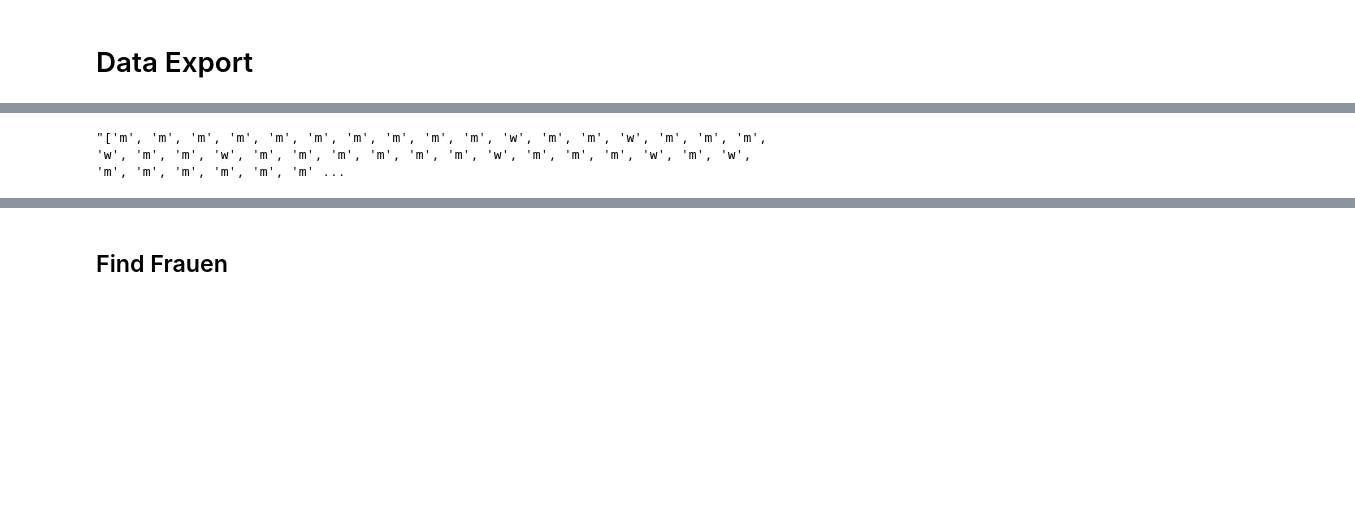
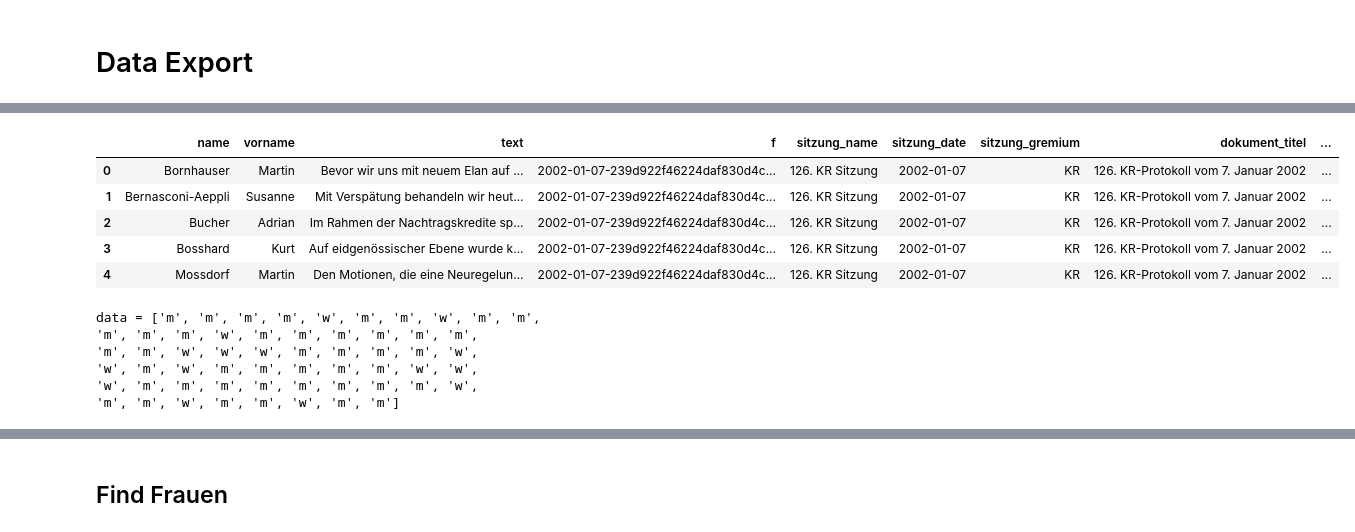
Before and after one commit to simonhuwiler/nzz_zh_kantonsrat, a Jupyter notebook: src/99_export.ipynb, the cells around one changed output, grey strips where cells are left out. Drawn from its saved outputs; the diff is of its cells as text; code cells hidden in the pictures; blank space fills up the shorter version.

```diff
--- a/src/99_export.ipynb
+++ b/src/99_export.ipynb
@@ -17,0 +38,9 @@ df_votum_raw['sitzung_date'] = pd.to_datetime(df_votum_raw['sitzung_date'])
+# %%
+df_votum_raw.head()
+# %% [output]
+|  | name | vorname | text | f | sitzung_name | sitzung_date | sitzung_gremium | dokument_titel | ... |
+| 0 | Bornhauser | Martin | Bevor wir uns mit neuem Elan auf ... | 2002-01-07-239d922f46224daf830d4c... | 126. KR Sitzung | 2002-01-07 | KR | 126. KR-Protokoll vom 7. Januar 2002 | ... |
+| 1 | Bernasconi-Aeppli | Susanne | Mit Verspätung behandeln wir heut... | 2002-01-07-239d922f46224daf830d4c... | 126. KR Sitzung | 2002-01-07 | KR | 126. KR-Protokoll vom 7. Januar 2002 | ... |
+| 2 | Bucher | Adrian | Im Rahmen der Nachtragskredite sp... | 2002-01-07-239d922f46224daf830d4c... | 126. KR Sitzung | 2002-01-07 | KR | 126. KR-Protokoll vom 7. Januar 2002 | ... |
+| 3 | Bosshard | Kurt | Auf eidgenössischer Ebene wurde k... | 2002-01-07-239d922f46224daf830d4c... | 126. KR Sitzung | 2002-01-07 | KR | 126. KR-Protokoll vom 7. Januar 2002 | ... |
+| 4 | Mossdorf | Martin | Den Motionen, die eine Neuregelun... | 2002-01-07-239d922f46224daf830d4c... | 126. KR Sitzung | 2002-01-07 | KR | 126. KR-Protokoll vom 7. Januar 2002 | ... |
@@ -18,5 +51,7 @@ df_votum_raw['sitzung_date'] = pd.to_datetime(df_votum_raw['sitzung_date'])
 # %%
-df_sample = df_votum_raw[df_votum_raw.sitzung_date.between('2021-09-01', '2021-09-30')]
+#df_sample = df_votum_raw[df_votum_raw.sitzung_date.between('2021-09-01', '2021-09-30')]
+
+#df_sample = df_sample[df_sample.sitzung_name == '136. Sitzung']
 
 b = df_sample[['sitzung_date', 'geschlecht']].sort_values('sitzung_date')
 #df_sample.to_csv(Path('../../nzz_zh_kantonsrat_genderstudy_sonofication/data/1.csv'), index=False, encoding='utf-8')
@@ -32,6 +67,19 @@ for i, row in df_sample.iterrows():
 
     records.append(row['geschlecht'])
 
-str(records)
+# Print for sonicpi
+s = ""
+for i in range(0, len(records)):
+    s = s + "'%s', " % records[i]
+    if i % 10 == 9: s = s + '\n'
+
+print("data = [%s]" % s[:-2])
+
+#str(records)
 # %% [output]
-"['m', 'm', 'm', 'm', 'm', 'm', 'm', 'm', 'm', 'm', 'w', 'm', 'm', 'w', 'm', 'm', 'm', 'w', 'm', 'm', 'w', 'm', 'm', 'm', 'm', 'm', 'm', 'w', 'm', 'm', 'm', 'w', 'm', 'w', 'm', 'm', 'm', 'm', 'm', 'm' ...
+data = ['m', 'm', 'm', 'm', 'w', 'm', 'm', 'w', 'm', 'm',
+'m', 'm', 'm', 'w', 'm', 'm', 'm', 'm', 'm', 'm',
+'m', 'm', 'w', 'w', 'w', 'm', 'm', 'm', 'm', 'w',
+'w', 'm', 'w', 'm', 'm', 'm', 'm', 'm', 'w', 'w',
+'w', 'm', 'm', 'm', 'm', 'm', 'm', 'm', 'm', 'w',
+'m', 'm', 'w', 'm', 'm', 'w', 'm', 'm']
```
Also changed, not shown: parts of 4 cells of this notebook, 1 other file.
